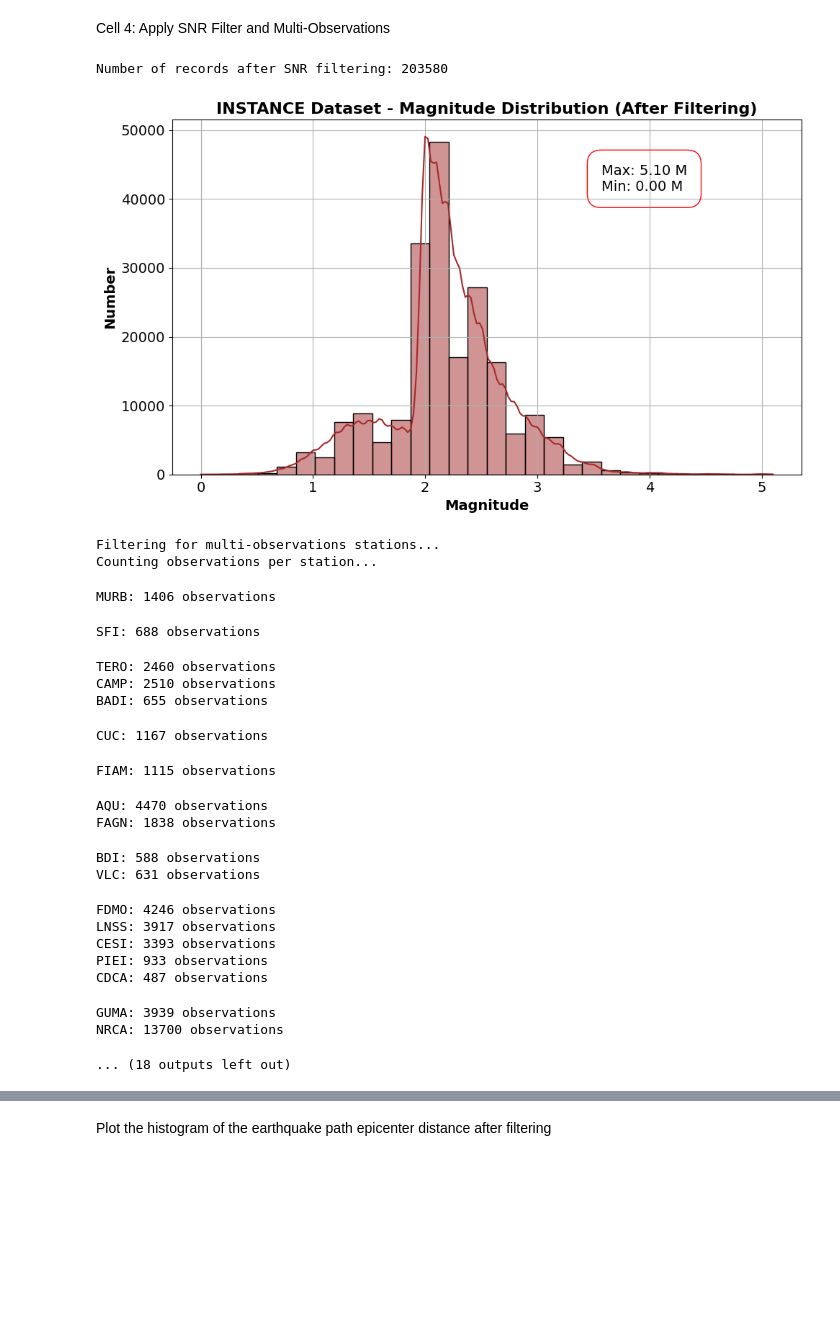
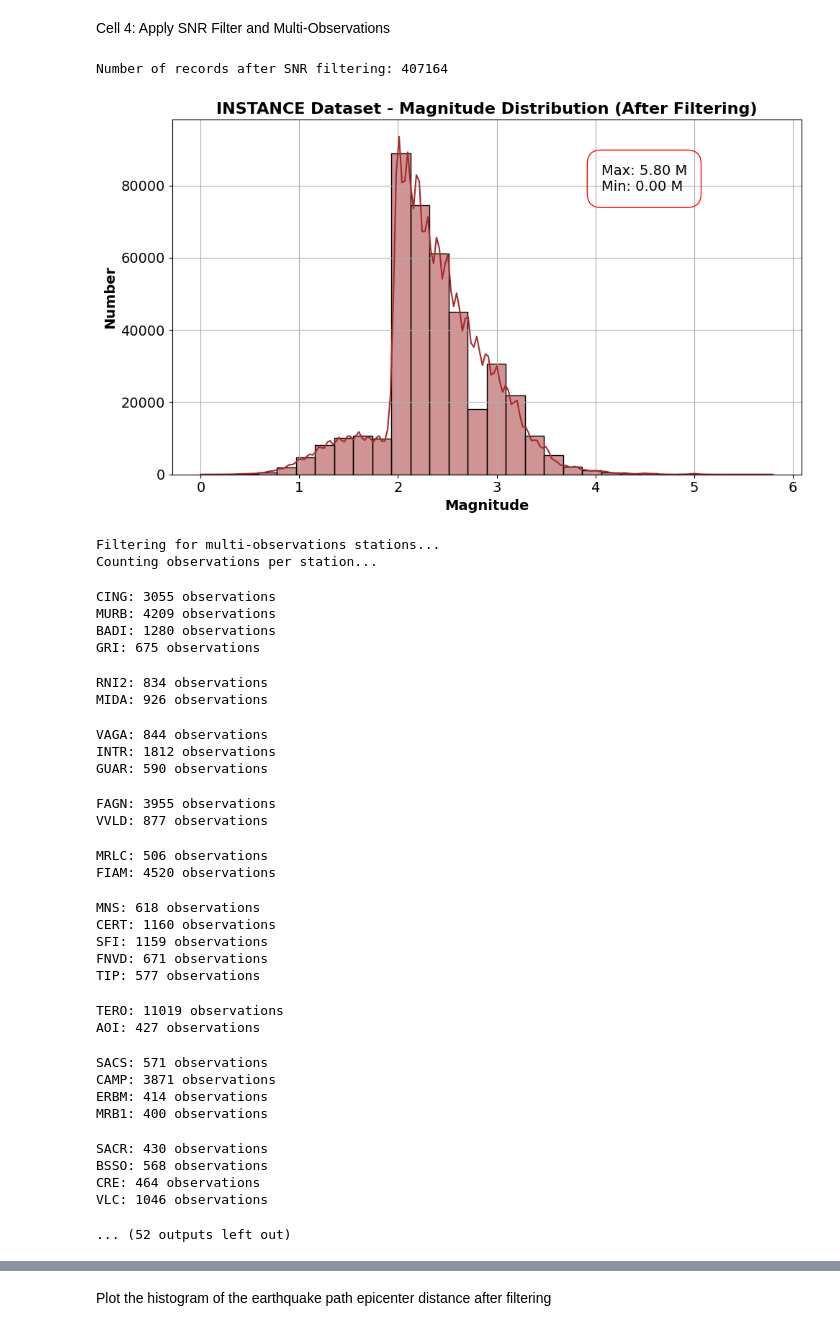
Before and after one commit to RoboRabbit666/Deep-Learning-For-Earthquake-Magnitude-Estimation, a Jupyter notebook: seismogram based data splitting/INSTANCE/Lower_Half_EpiDis_Seismogram_Based_Splitting_MO_INSTANCE_Preprocessing_Seisbench.ipynb, the cells around one changed output, grey strips where cells are left out. Cells and saved outputs as stored; diff of their text form; code cells hidden in the pictures; blank space fills up the shorter version.

```diff
--- a/seismogram based data splitting/INSTANCE/Lower_Half_EpiDis_Seismogram_Based_Splitting_MO_INSTANCE_Preprocessing_Seisbench.ipynb
+++ b/seismogram based data splitting/INSTANCE/Lower_Half_EpiDis_Seismogram_Based_Splitting_MO_INSTANCE_Preprocessing_Seisbench.ipynb
@@ -160,7 +160,7 @@ filtered_metadata['trace_sampling_rate_hz'] = 100
 
 # Filtering for INSTANCE dataset within 30s window
 filters = [
-    ('path_ep_distance_km <= 28.66', filtered_metadata.path_ep_distance_km <= 28.66),
+    ('path_ep_distance_km <= 110', filtered_metadata.path_ep_distance_km <= 110),
     ('source_magnitude_type == ML', filtered_metadata.source_magnitude_type == 'ML'),
     ('trace_P_arrival_sample.notnull()', filtered_metadata.trace_P_arrival_sample.notnull()),
     ('path_travel_time_P_s.notnull()', filtered_metadata.path_travel_time_P_s.notnull()),
@@ -262,53 +262,67 @@ plt.text(0.7*max_magnitude, plt.gca().get_ylim()[1]*0.8,
 plt.title('INSTANCE Dataset - Magnitude Distribution (After Filtering)', fontweight='bold', fontsize=16)
 plt.tight_layout()
 plt.show()
 
 # Implementing multi-observations with a threshold of >= 400
 print("Filtering for multi-observations stations...")
 uniq_ins = filtered_metadata.station_code.unique()
 labM = []
 
 print("Counting observations per station...")
 for station in tqdm(uniq_ins):
     count = sum(filtered_metadata.station_code == station)
     if count >= 400:
         labM.append(station)
         print(f"{station}: {count} observations")
 
 print(f"Number of stations with ≥400 observations: {len(labM)}")
 
 # Save the multi-observations stations list
 multi_observations_path = os.path.join(output_dir, "multi_observations.npy")
 np.save(multi_observations_path, labM)
 
 # Filter the dataset to include only records from stations with ≥400 observations
 df_filtered = filtered_metadata[filtered_metadata.station_code.isin(labM)]
 print(f"Number of records after multi-observations filtering: {len(df_filtered)}")
 
 # For seismogram-based splitting, we note event information but don't group by it
 print(f"\nSeismogram-based approach: treating each of {len(df_filtered)} seismograms independently")
 print(f"Note: This approach allows seismograms from the same event to be in different splits")
+
+# ADDED: Apply distance filter for lower split
+df_filtered = df_filtered[df_filtered.path_ep_distance_km <= 28.07]
+print(f"Number of records after distance filtering (≤28.07 km): {len(df_filtered)}")
 # %% [output]
-Number of records after SNR filtering: 203580
+Number of records after SNR filtering: 407164
-[figure, old version]
+[figure, new version]
 Filtering for multi-observations stations...
 Counting observations per station...
-MURB: 1406 observations
+CING: 3055 observations
+MURB: 4209 observations
+BADI: 1280 observations
+GRI: 675 observations
-SFI: 688 observations
+RNI2: 834 observations
+MIDA: 926 observations
-TERO: 2460 observations
-CAMP: 2510 observations
-BADI: 655 observations
+VAGA: 844 observations
+INTR: 1812 observations
+GUAR: 590 observations
-CUC: 1167 observations
+FAGN: 3955 observations
+VVLD: 877 observations
-FIAM: 1115 observations
+MRLC: 506 observations
+FIAM: 4520 observations
-AQU: 4470 observations
-FAGN: 1838 observations
+MNS: 618 observations
+CERT: 1160 observations
+SFI: 1159 observations
+FNVD: 671 observations
+TIP: 577 observations
-BDI: 588 observations
-VLC: 631 observations
+TERO: 11019 observations
+AOI: 427 observations
-FDMO: 4246 observations
-LNSS: 3917 observations
-CESI: 3393 observations
-PIEI: 933 observations
-CDCA: 487 observations
+SACS: 571 observations
+CAMP: 3871 observations
+ERBM: 414 observations
+MRB1: 400 observations
-GUMA: 3939 observations
-NRCA: 13700 observations
+SACR: 430 observations
+BSSO: 568 observations
+CRE: 464 observations
+VLC: 1046 observations
-... (18 outputs left out)
+... (52 outputs left out)
```
Also changed, not shown: parts of 8 cells of this notebook, 1 other file.
